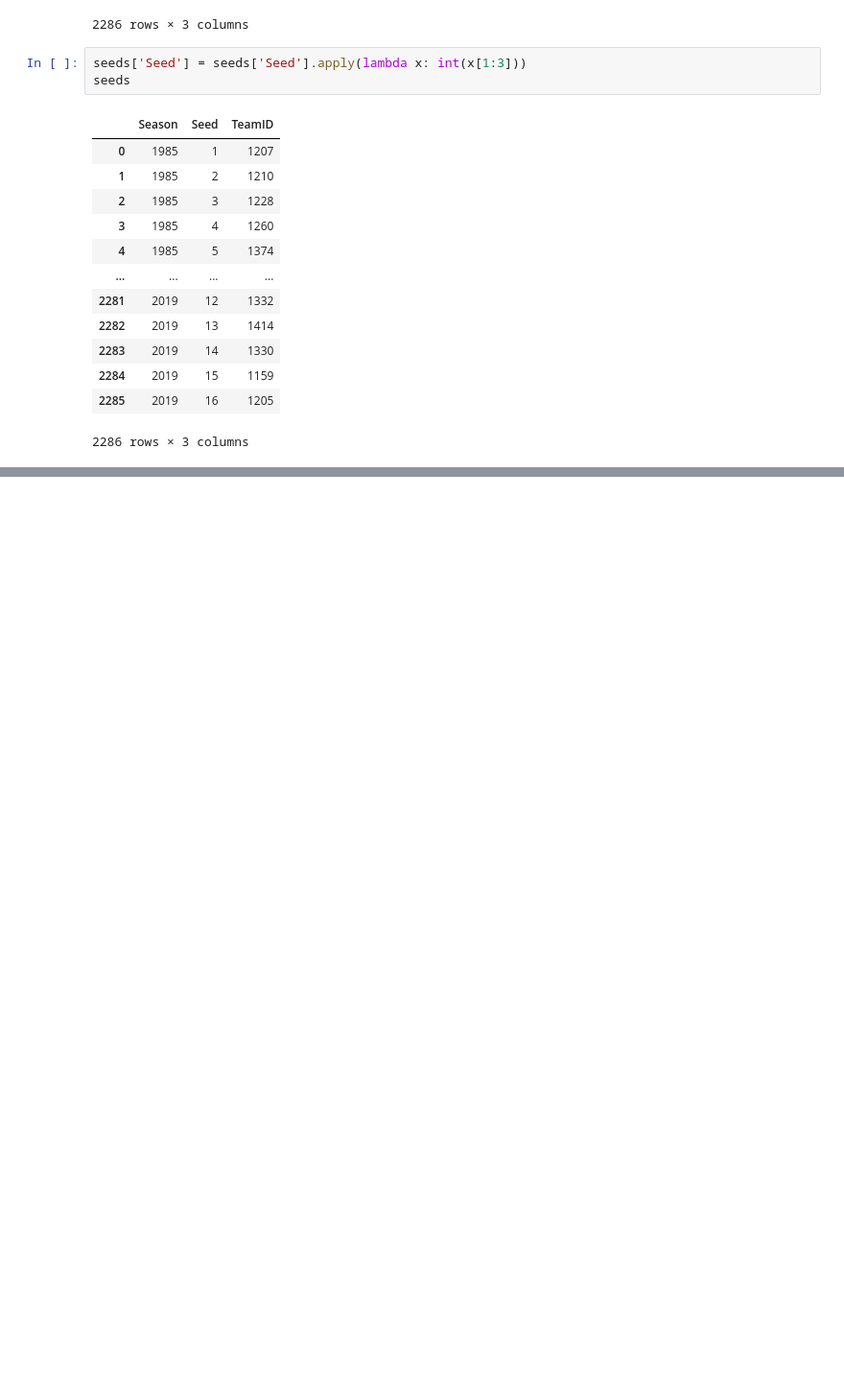
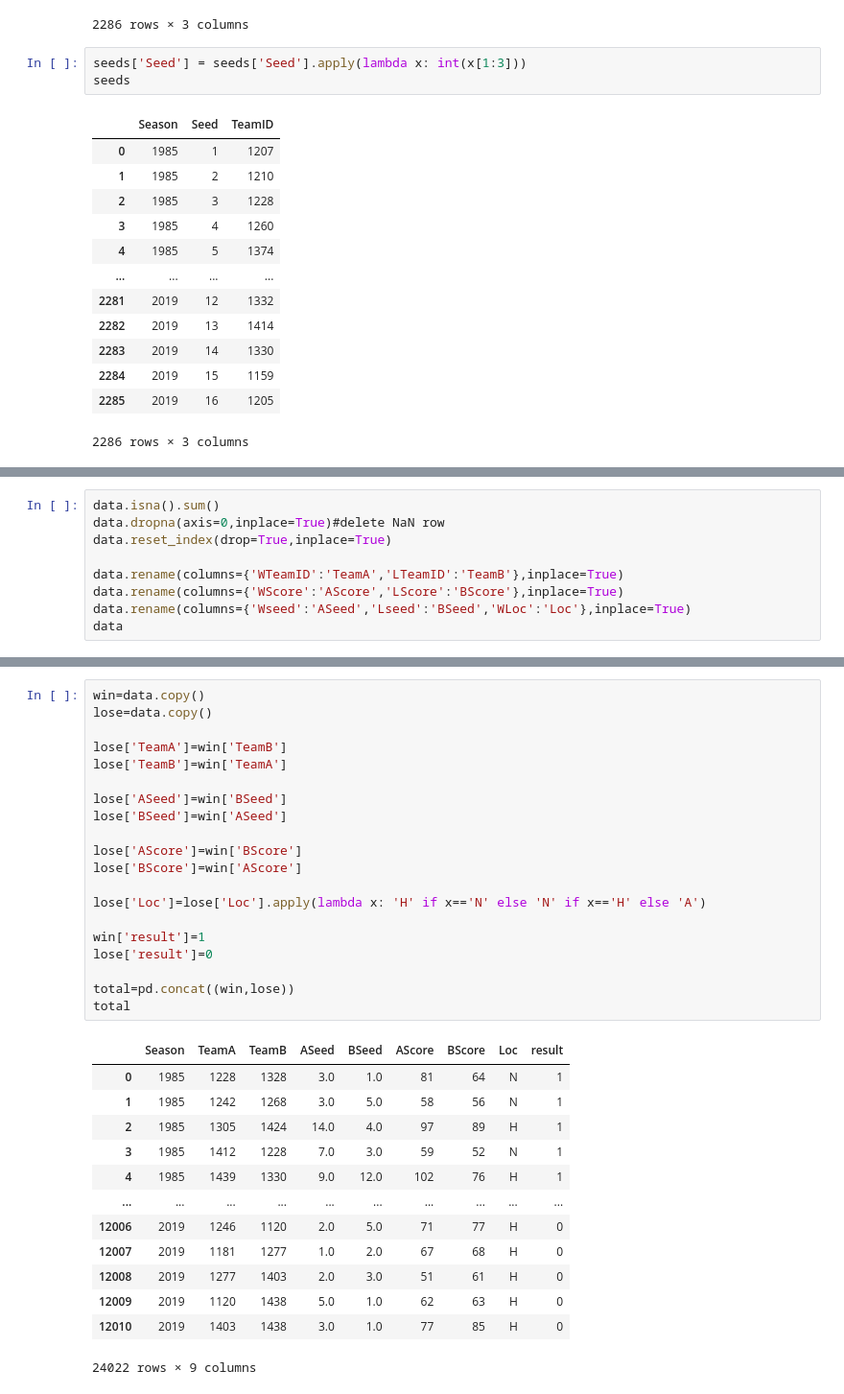
Before and after one commit to uni2237/kaggle-ncaa_m_2020, a Jupyter notebook: kernel79392c161c.ipynb, the cells around one changed output, grey strips where cells are left out. Shown at 96% size. Drawn from its saved outputs; the diff is of its cells as text; blank space fills up the shorter version.

```diff
--- a/kernel79392c161c.ipynb
+++ b/kernel79392c161c.ipynb
@@ -247,0 +224,9 @@ data.dropna(axis=0) #delete Nan row
+# %%
+data.isna().sum()
+data.dropna(axis=0,inplace=True)#delete NaN row
+data.reset_index(drop=True,inplace=True)
+
+data.rename(columns={'WTeamID':'TeamA','LTeamID':'TeamB'},inplace=True)
+data.rename(columns={'WScore':'AScore','LScore':'BScore'},inplace=True)
+data.rename(columns={'Wseed':'ASeed','Lseed':'BSeed','WLoc':'Loc'},inplace=True)
+data
@@ -247,0 +247,34 @@ data.dropna(axis=0) #delete Nan row
+# %%
+win=data.copy()
+lose=data.copy()
+
+lose['TeamA']=win['TeamB']
+lose['TeamB']=win['TeamA']
+
+lose['ASeed']=win['BSeed']
+lose['BSeed']=win['ASeed']
+
+lose['AScore']=win['BScore']
+lose['BScore']=win['AScore']
+
+lose['Loc']=lose['Loc'].apply(lambda x: 'H' if x=='N' else 'N' if x=='H' else 'A')
+
+win['result']=1
+lose['result']=0
+
+total=pd.concat((win,lose))
+total
+# %% [output]
+|  | Season | TeamA | TeamB | ASeed | BSeed | AScore | BScore | Loc | result |
+| 0 | 1985 | 1228 | 1328 | 3.0 | 1.0 | 81 | 64 | N | 1 |
+| 1 | 1985 | 1242 | 1268 | 3.0 | 5.0 | 58 | 56 | N | 1 |
+| 2 | 1985 | 1305 | 1424 | 14.0 | 4.0 | 97 | 89 | H | 1 |
+| 3 | 1985 | 1412 | 1228 | 7.0 | 3.0 | 59 | 52 | N | 1 |
+| 4 | 1985 | 1439 | 1330 | 9.0 | 12.0 | 102 | 76 | H | 1 |
+| ... | ... | ... | ... | ... | ... | ... | ... | ... | ... |
+| 12006 | 2019 | 1246 | 1120 | 2.0 | 5.0 | 71 | 77 | H | 0 |
+| 12007 | 2019 | 1181 | 1277 | 1.0 | 2.0 | 67 | 68 | H | 0 |
+| 12008 | 2019 | 1277 | 1403 | 2.0 | 3.0 | 51 | 61 | H | 0 |
+| 12009 | 2019 | 1120 | 1438 | 5.0 | 1.0 | 62 | 63 | H | 0 |
+| 12010 | 2019 | 1403 | 1438 | 3.0 | 1.0 | 77 | 85 | H | 0 |
+24022 rows × 9 columns
```
Also changed, not shown: parts of 8 cells of this notebook.
